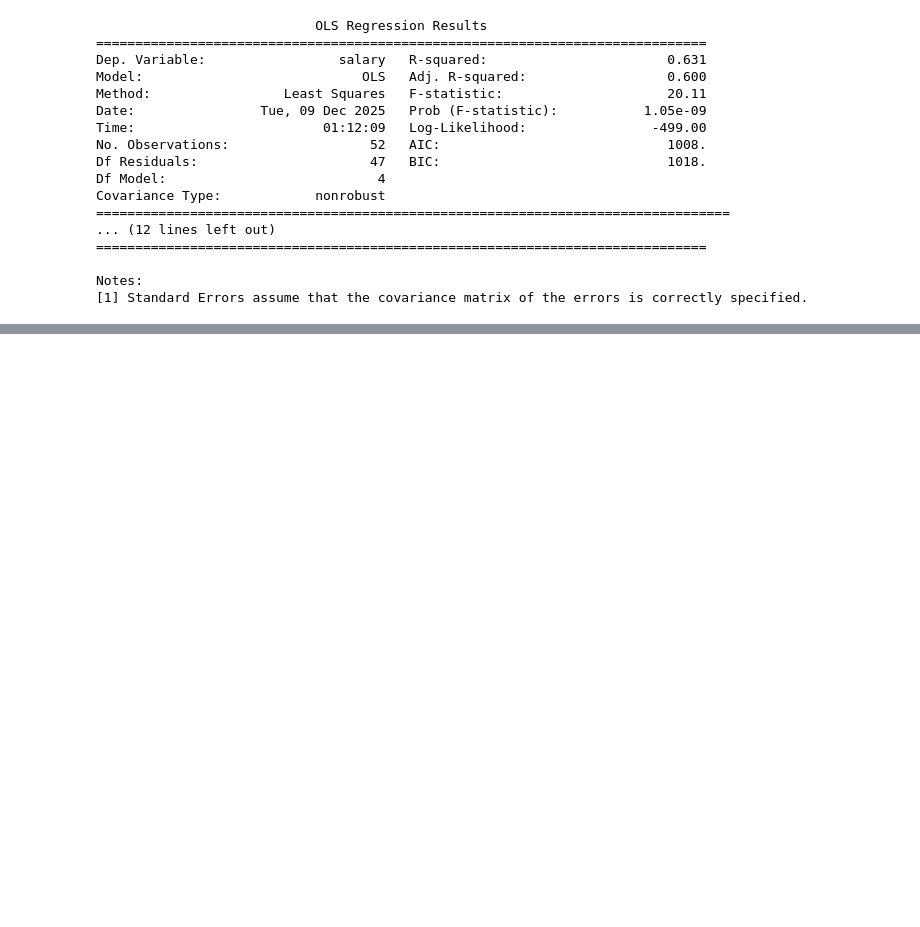
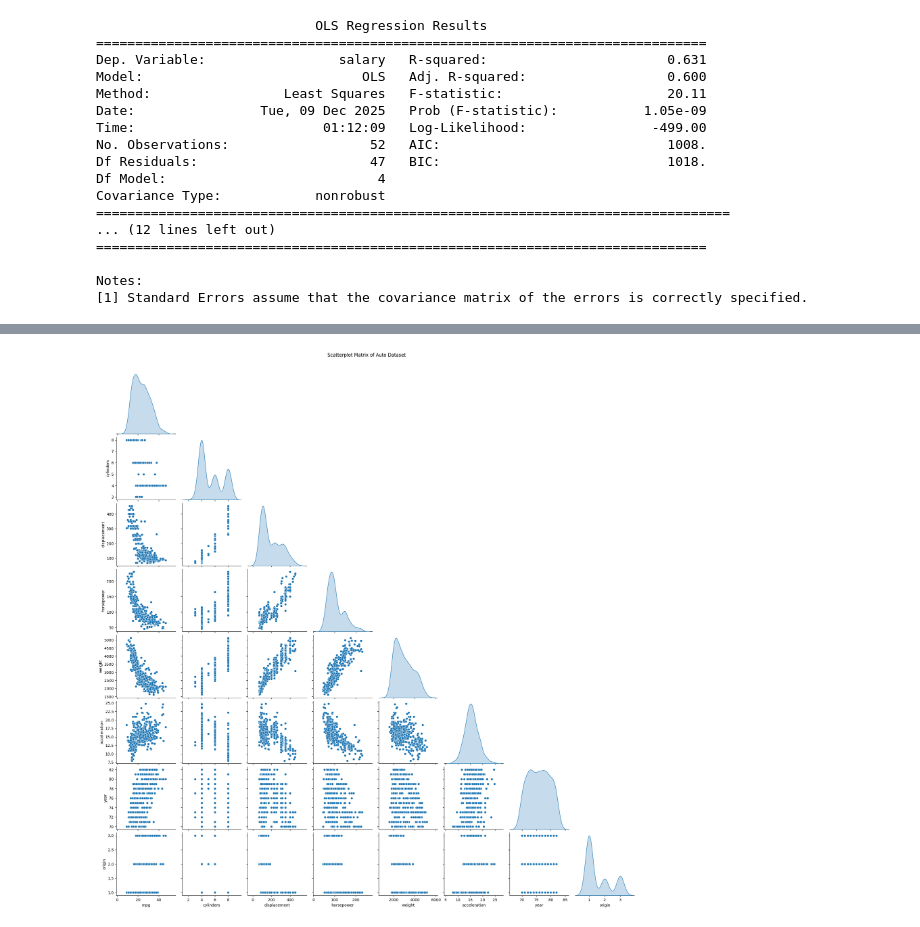
Before and after one commit to channreaksmey/statistical-modeling-tp, a Jupyter notebook: TP3/notebook.ipynb, the cells around one changed output, grey strips where cells are left out. Cells and saved outputs as stored; diff of their text form; code cells hidden in the pictures; blank space fills up the shorter version.

```diff
--- a/TP3/notebook.ipynb
+++ b/TP3/notebook.ipynb
@@ -182,0 +231,11 @@ Notes:
+# %%
+# Import the ISLR package
+ISLR = importr('ISLR')
+
+# Load the Auto dataset
+ro.r('data(Auto)')
+
+with localconverter(ro.default_converter + pandas2ri.converter):
+    auto_df = ro.r['Auto']
+
+print(auto_df.head())
@@ -182,0 +261,13 @@ Notes:
+# %%
+# Check data types and missing values
+print(auto_df.info())
+print("\nMissing values per column:\n", auto_df.isnull().sum())
+
+# Drop non-numeric columns for scatterplot matrix
+numeric_cols = auto_df.select_dtypes(include=['number']).columns
+auto_numeric = auto_df[numeric_cols]
+
+# Optionally, drop rows with missing values in numeric columns
+auto_numeric = auto_numeric.dropna()
+
+print("\nNumeric columns used for scatterplot matrix:\n", numeric_cols)
@@ -182,0 +292,7 @@ Notes:
+# %%
+# Scatterplot matrix for all numeric variables
+sns.pairplot(auto_numeric, diag_kind='kde', corner=True)
+plt.suptitle("Scatterplot Matrix of Auto Dataset", y=1.02)
+plt.show()
+# %% [output]
+[figure, added]
```
Also changed, not shown: parts of 22 cells of this notebook, 1 other file.
